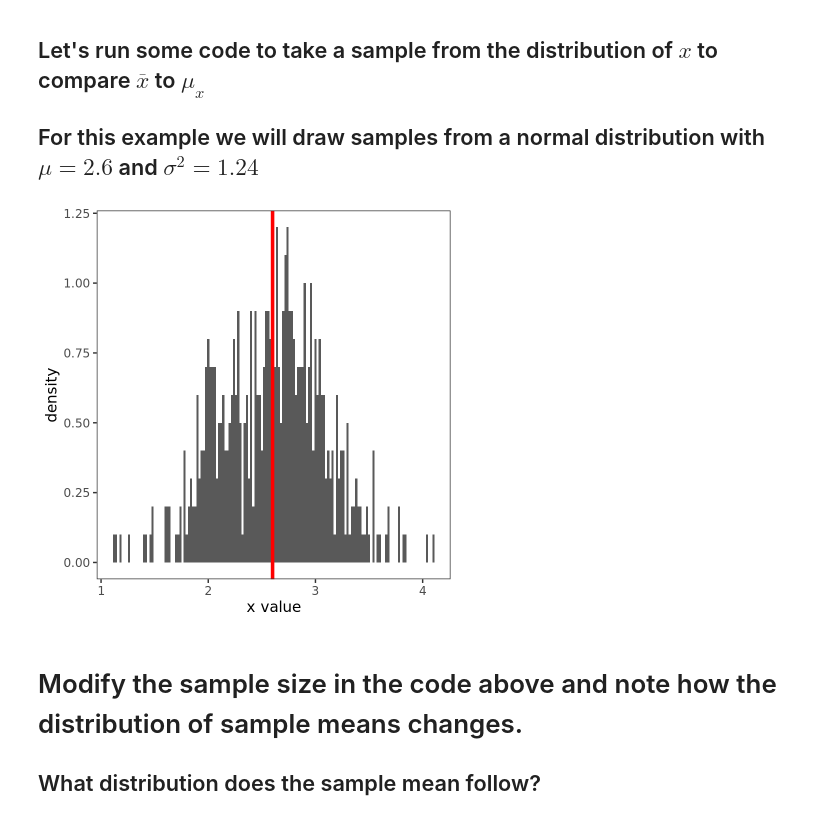
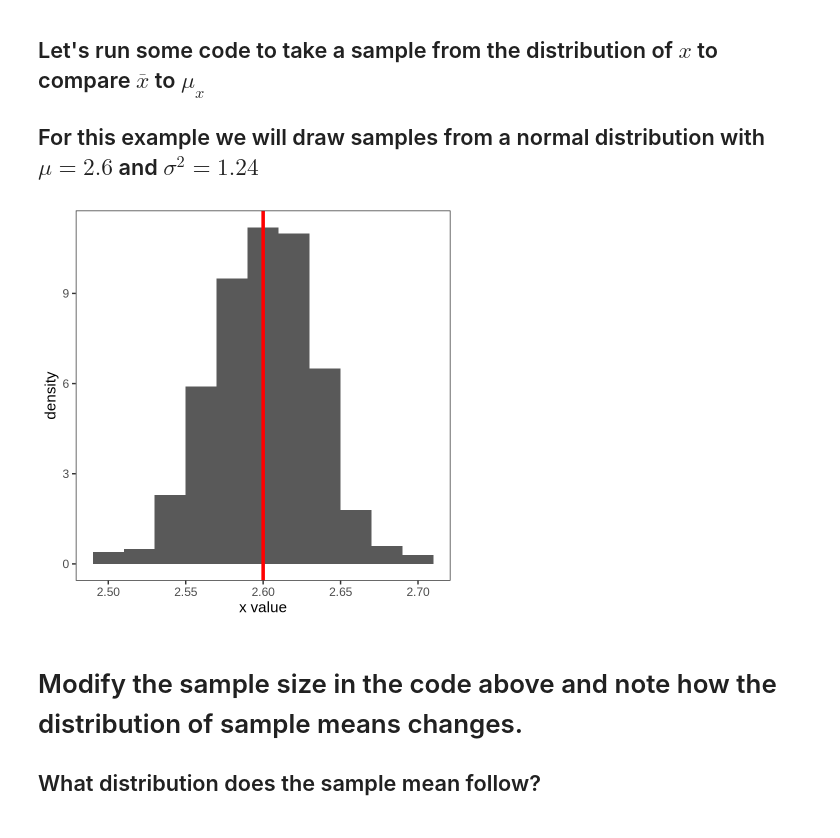
Before and after one commit to Robbins-Lab/PLSCI-7201, a Jupyter notebook: Modules/Module3/Lecture/LinearModels.ipynb, the cells around one changed output. Cells and saved outputs as stored; diff of their text form; code cells hidden in the pictures.

```diff
--- a/Modules/Module3/Lecture/LinearModels.ipynb
+++ b/Modules/Module3/Lecture/LinearModels.ipynb
@@ -91,7 +91,7 @@ ____
 # %%
 library(ggplot2)
 # sample size for x
-samp_size=5
+samp_size=1000
 
 # number of independent sampling events
 # we will conduct multiple sampling events to look at the distribution of the mean of x
@@ -145,36 +145,36 @@ _____
 # %%
 library(ggplot2)
 # sample size for x
-samp_size=5
+samp_size=1000
 
 # number of independent sampling events
 # we will conduct multiple sampling events to look at the distribution of the mean of x
 num_samps=500
 
 # allocate a vector to store each sample from x
 sample_means=rep(0,num_samps)
 
 # a for loop for the number of samples
 for(i in c(1:num_samps)){
 
     # generate a sample from a normal distribution
     #rnorm(sample size,mean,standard deviation)
     samp=rnorm(samp_size,2.6,1.24**.5)
     sample_means[i]=mean(samp)
 
 } # end for loop for the number of samples
 
 
 # plotting the histogram of the means with a red vertical line indicating E[x]
 
 ggplot(data.frame(x=sample_means), aes(x=x)) +
   geom_histogram(aes(y = ..density..), binwidth=.02 ) + xlab("x value") +
   theme_bw(base_size=18) +
   theme(panel.background=element_blank(),
         panel.grid=element_blank()) +
   geom_vline(xintercept=(1*.2+2*.25+3*.35+4*.15+5*.05), size=2, color="red")
 # %% [output]
-[figure, old version]
+[figure, new version]
 # %% [markdown]
 # Modify the sample size in the code above and note how the distribution of sample means changes.
 ## What distribution does the sample mean follow?
```
Also changed, not shown: parts of 4 cells of this notebook, 1 other file.
